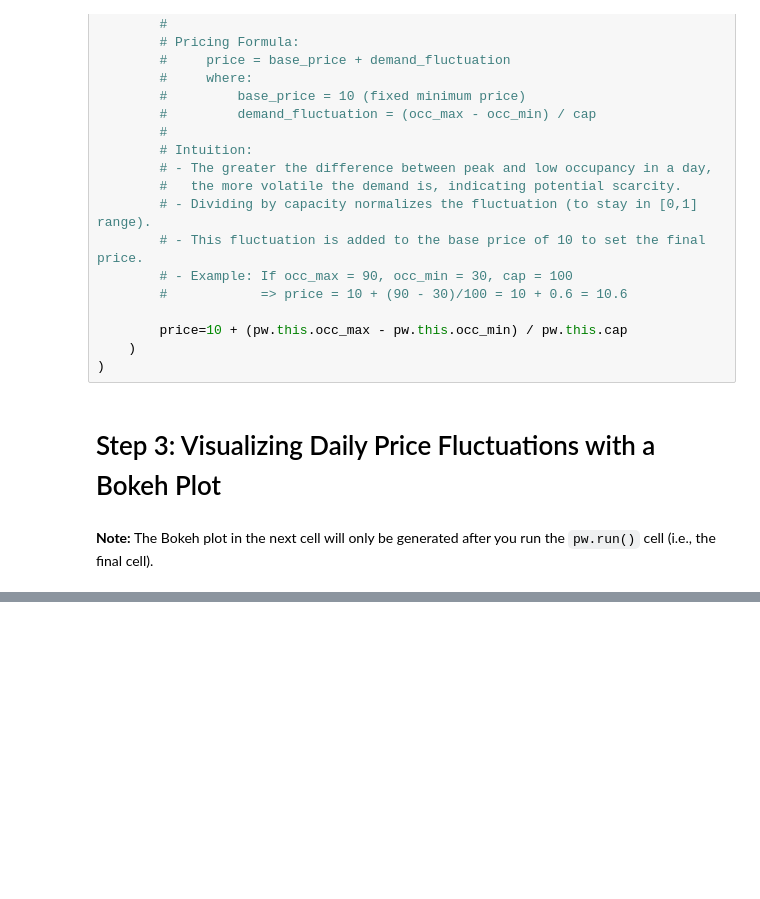
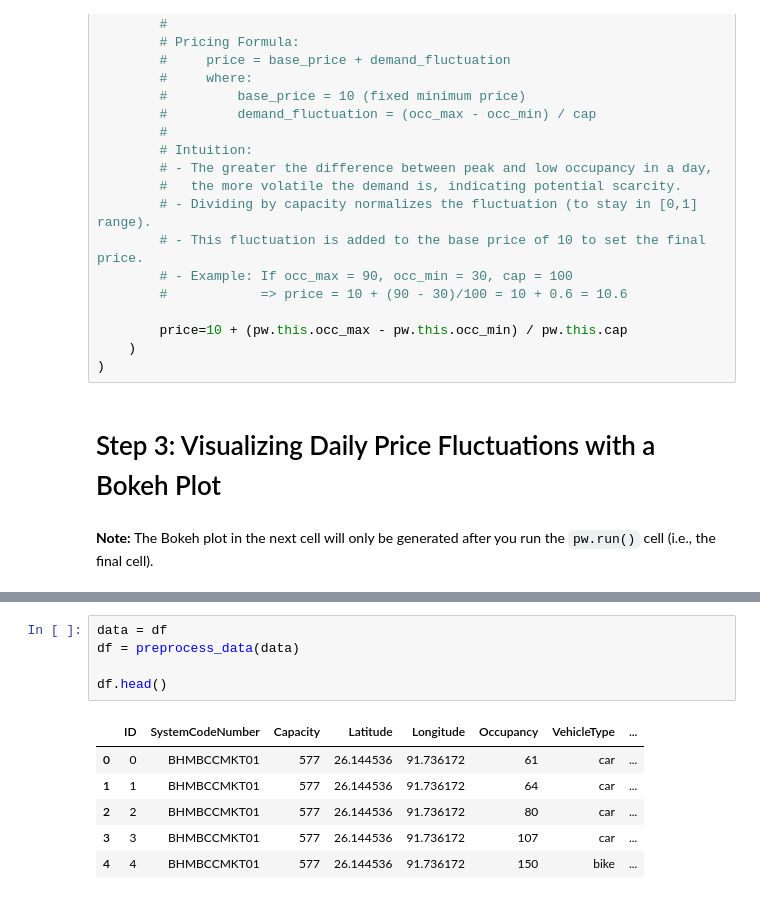
Before and after one commit to DaxalP/Capstone-Project-CAC-Summer-Analytics-25, a Jupyter notebook: Final_Project.ipynb, the cells around one changed output, grey strips where cells are left out. Cells and saved outputs as stored; diff of their text form; blank space fills up the shorter version.

```diff
--- a/Final_Project.ipynb
+++ b/Final_Project.ipynb
@@ -182,0 +472,12 @@ pw.run()
+# %%
+data = df
+df = preprocess_data(data)
+
+df.head()
+# %% [output]
+|  | ID | SystemCodeNumber | Capacity | Latitude | Longitude | Occupancy | VehicleType | ... |
+| 0 | 0 | BHMBCCMKT01 | 577 | 26.144536 | 91.736172 | 61 | car | ... |
+| 1 | 1 | BHMBCCMKT01 | 577 | 26.144536 | 91.736172 | 64 | car | ... |
+| 2 | 2 | BHMBCCMKT01 | 577 | 26.144536 | 91.736172 | 80 | car | ... |
+| 3 | 3 | BHMBCCMKT01 | 577 | 26.144536 | 91.736172 | 107 | car | ... |
+| 4 | 4 | BHMBCCMKT01 | 577 | 26.144536 | 91.736172 | 150 | bike | ... |
```
Also changed, not shown: parts of 8 cells of this notebook.
